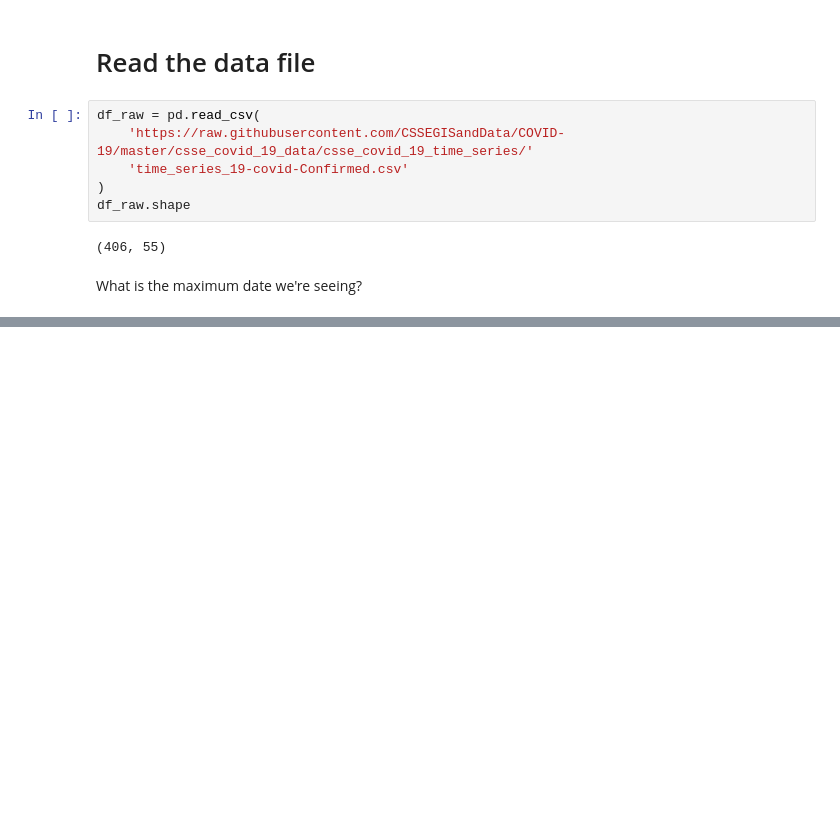
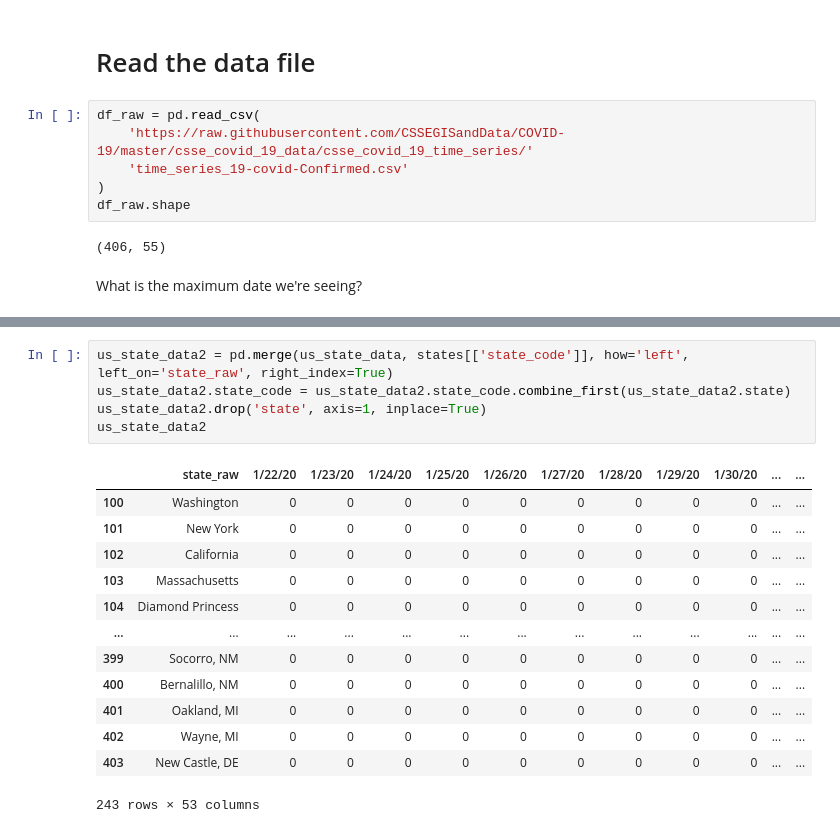
Before and after one commit to puetsch/corona-stats, a Jupyter notebook: corona-plots.ipynb, the cells around one changed output, grey strips where cells are left out. Saved outputs shown, nothing was run; the diff lists cells and outputs as text; blank space fills up the shorter version.

```diff
--- a/corona-plots.ipynb
+++ b/corona-plots.ipynb
@@ -214,0 +184,19 @@ ds = hv.Dataset(plot_data, kdims = ['dt','label'], vdims = 'confirmed_per_mn')
+# %%
+us_state_data2 = pd.merge(us_state_data, states[['state_code']], how='left', left_on='state_raw', right_index=True)
+us_state_data2.state_code = us_state_data2.state_code.combine_first(us_state_data2.state)
+us_state_data2.drop('state', axis=1, inplace=True)
+us_state_data2
+# %% [output]
+|  | state_raw | 1/22/20 | 1/23/20 | 1/24/20 | 1/25/20 | 1/26/20 | 1/27/20 | 1/28/20 | 1/29/20 | 1/30/20 | ... | ... |
+| 100 | Washington | 0 | 0 | 0 | 0 | 0 | 0 | 0 | 0 | 0 | ... | ... |
+| 101 | New York | 0 | 0 | 0 | 0 | 0 | 0 | 0 | 0 | 0 | ... | ... |
+| 102 | California | 0 | 0 | 0 | 0 | 0 | 0 | 0 | 0 | 0 | ... | ... |
+| 103 | Massachusetts | 0 | 0 | 0 | 0 | 0 | 0 | 0 | 0 | 0 | ... | ... |
+| 104 | Diamond Princess | 0 | 0 | 0 | 0 | 0 | 0 | 0 | 0 | 0 | ... | ... |
+| ... | ... | ... | ... | ... | ... | ... | ... | ... | ... | ... | ... | ... |
+| 399 | Socorro, NM | 0 | 0 | 0 | 0 | 0 | 0 | 0 | 0 | 0 | ... | ... |
+| 400 | Bernalillo, NM | 0 | 0 | 0 | 0 | 0 | 0 | 0 | 0 | 0 | ... | ... |
+| 401 | Oakland, MI | 0 | 0 | 0 | 0 | 0 | 0 | 0 | 0 | 0 | ... | ... |
+| 402 | Wayne, MI | 0 | 0 | 0 | 0 | 0 | 0 | 0 | 0 | 0 | ... | ... |
+| 403 | New Castle, DE | 0 | 0 | 0 | 0 | 0 | 0 | 0 | 0 | 0 | ... | ... |
+243 rows × 53 columns
```
Also changed, not shown: parts of 57 cells of this notebook, 8 other files.
